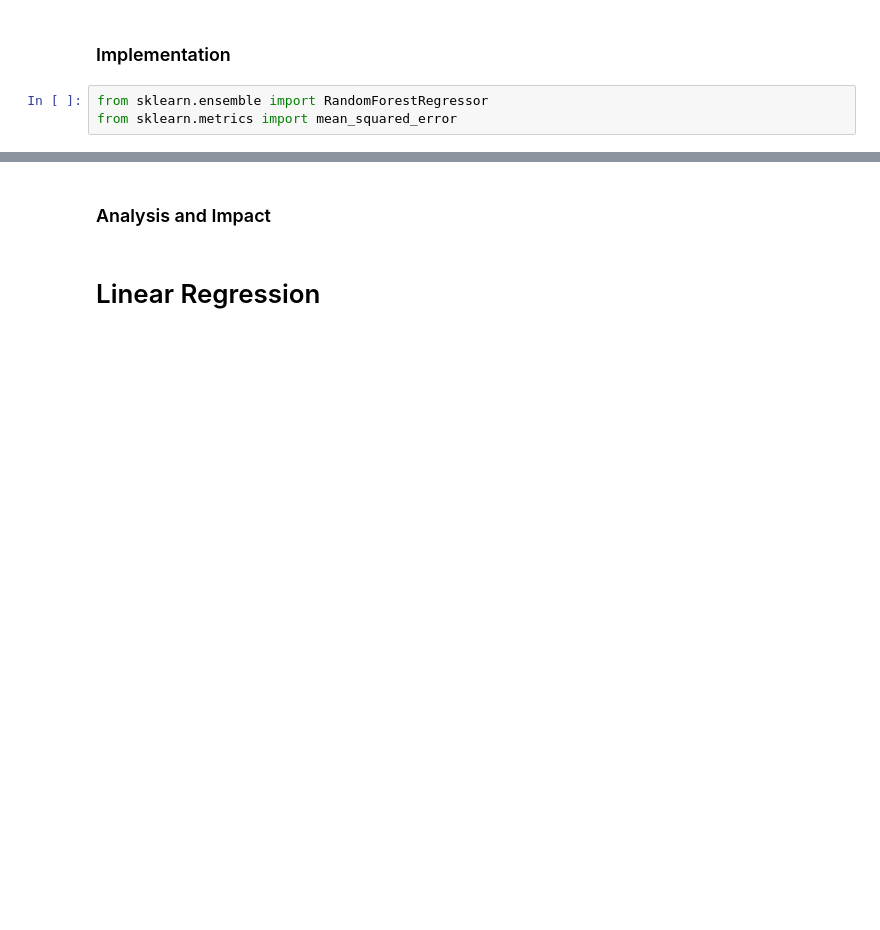
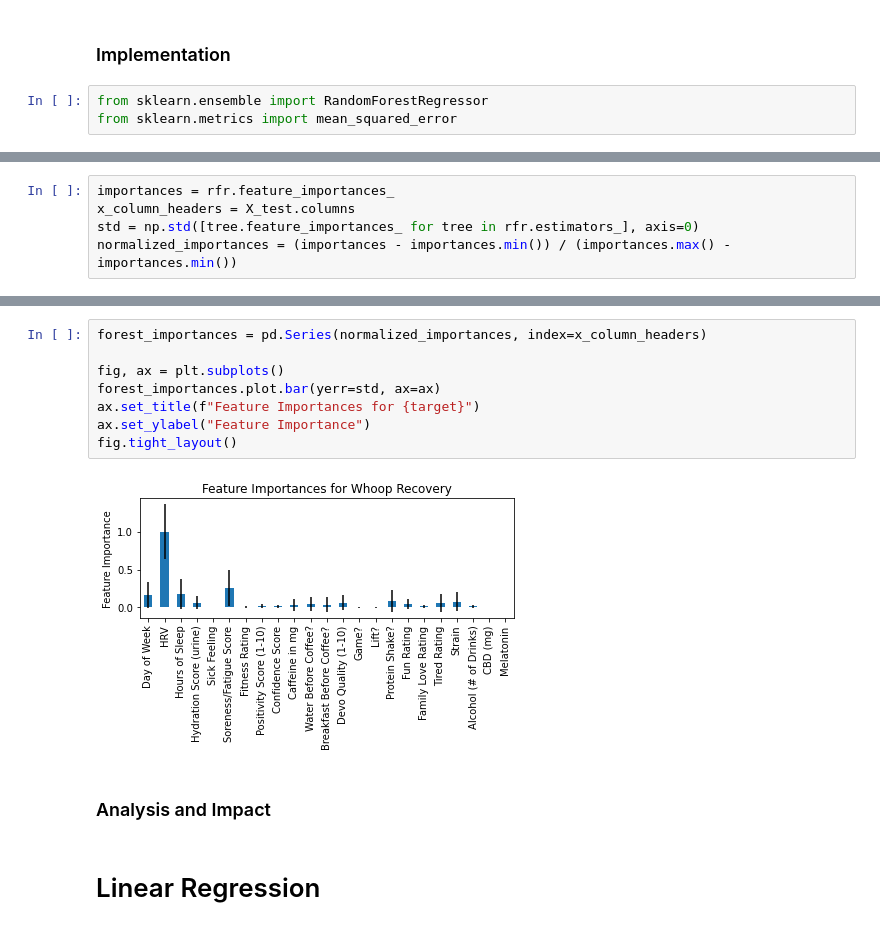
Before and after one commit to guldberg8/2022-Wellness, a Jupyter notebook: 2022 Wellness Tracking.ipynb, the cells around one changed output, grey strips where cells are left out. Cells and saved outputs as stored; diff of their text form; blank space fills up the shorter version.

```diff
--- a/2022 Wellness Tracking.ipynb
+++ b/2022 Wellness Tracking.ipynb
@@ -148,3 +162,8 @@ RMSE:  18.42
+# %%
+importances = rfr.feature_importances_
+x_column_headers = X_test.columns
+std = np.std([tree.feature_importances_ for tree in rfr.estimators_], axis=0)
+normalized_importances = (importances - importances.min()) / (importances.max() - importances.min())
 # %%
 x_ax = range(len(y_test))
 plt.plot(x_ax, y_test, linewidth=1, label=f"Actual {y.name}")
@@ -160,3 +181,13 @@ plt.show()
+# %%
+forest_importances = pd.Series(normalized_importances, index=x_column_headers)
+
+fig, ax = plt.subplots()
+forest_importances.plot.bar(yerr=std, ax=ax)
+ax.set_title(f"Feature Importances for {target}")
+ax.set_ylabel("Feature Importance")
+fig.tight_layout()
+# %% [output]
+[figure, added]
 # %% [markdown]
 ### Analysis and Impact
 # %% [markdown]
```
Also changed, not shown: parts of 17 cells of this notebook, 10 other files.
